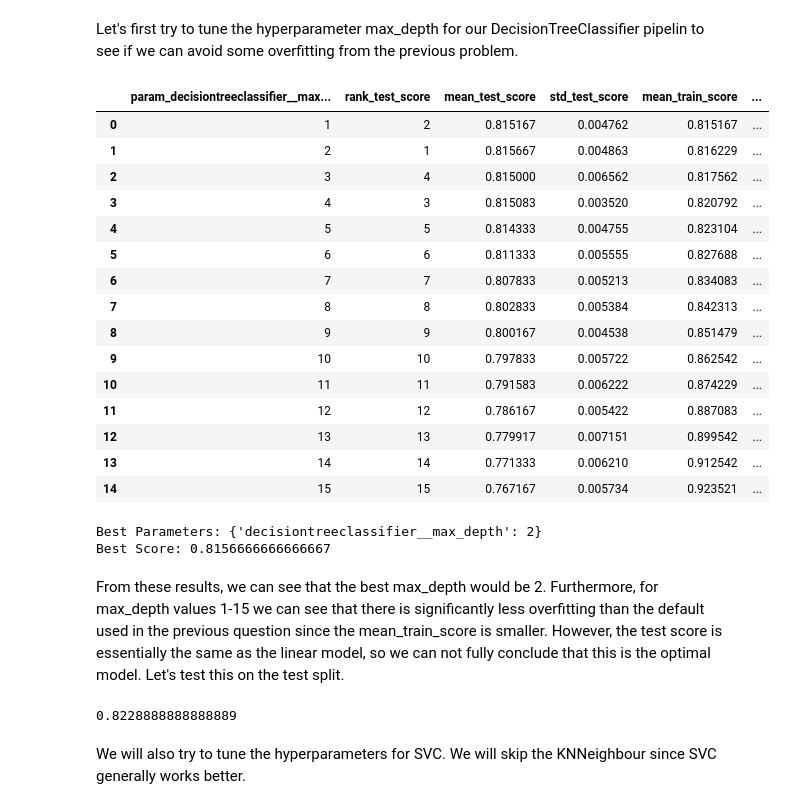
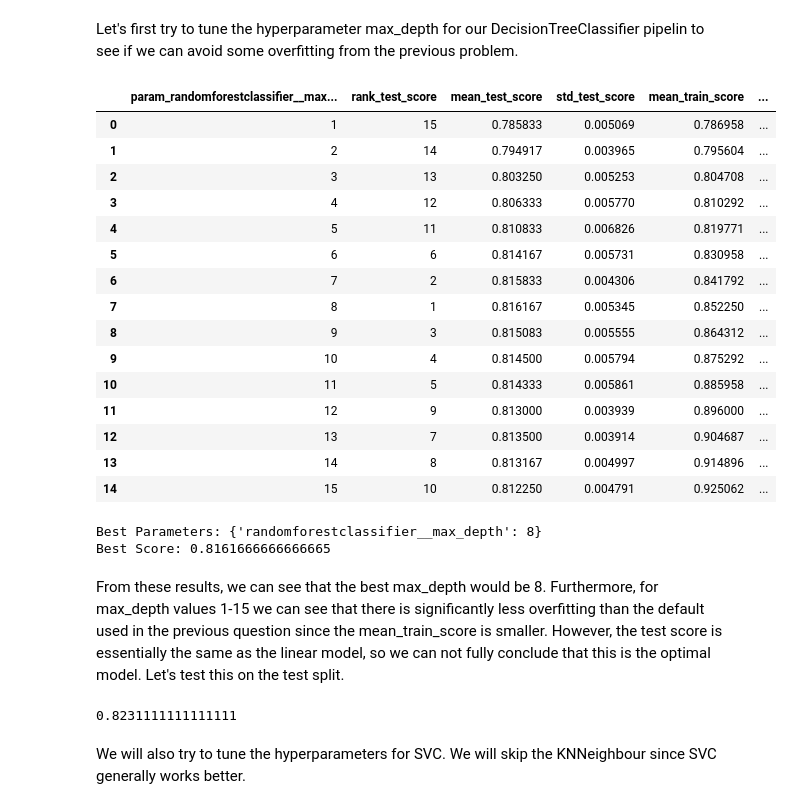
Before and after one commit to olichengus/CPSC330HW, a Jupyter notebook: hw5/hw5.ipynb, the cells around one changed output. Saved outputs shown, nothing was run; the diff lists cells and outputs as text; code cells hidden in the pictures.

```diff
--- a/hw5/hw5.ipynb
+++ b/hw5/hw5.ipynb
@@ -499,0 +502,15 @@ Solution_7
+# %%
+# Random Forest Classifier from Lecture 11
+from sklearn.ensemble import RandomForestClassifier
+res_df = {}
+pipe_rf = make_pipeline(
+    preprocessor,
+    RandomForestClassifier(
+        n_jobs=-1,
+        random_state=123,
+    ),
+)
+res_df["Random forests"] = mean_std_cross_val_scores(
+    pipe_rf, X_train, y_train, return_train_score=True, scoring="accuracy"
+)
+pd.DataFrame(res_df).T
@@ -573,52 +581,53 @@ Let's first try to tune the hyperparameter max_depth for our DecisionTreeClassif
 # %%
 # taken from lecture 8
 param_grid = {
-    "decisiontreeclassifier__max_depth": [1,2,3,4,5,6,7,8,9,10,11,12,13,14,15]
+    "randomforestclassifier__max_depth": [1,2,3,4,5,6,7,8,9,10,11,12,13,14,15]
 }
-gs = GridSearchCV(d_tree_pipeline,
+gs = GridSearchCV(pipe_rf,
                   param_grid = param_grid,
                   n_jobs=-1,
                   return_train_score=True
                  )
 gs.fit(X_train,y_train)
 
 gs_results = gs.cv_results_
-keep_results = ["param_decisiontreeclassifier__max_depth","rank_test_score","mean_test_score","std_test_score","mean_train_score","std_train_score"]
+keep_results = ["param_randomforestclassifier__max_depth","rank_test_score","mean_test_score","std_test_score","mean_train_score","std_train_score"]
 results_df = pd.DataFrame(gs_results)[keep_results]
 results_df.sort_values(by="rank_test_score")
 results_df
 # %% [output]
-|  | param_decisiontreeclassifier__max... | rank_test_score | mean_test_score | std_test_score | mean_train_score | ... |
-| 0 | 1 | 2 | 0.815167 | 0.004762 | 0.815167 | ... |
-| 1 | 2 | 1 | 0.815667 | 0.004863 | 0.816229 | ... |
-| 2 | 3 | 4 | 0.815000 | 0.006562 | 0.817562 | ... |
-| 3 | 4 | 3 | 0.815083 | 0.003520 | 0.820792 | ... |
-| 4 | 5 | 5 | 0.814333 | 0.004755 | 0.823104 | ... |
-| 5 | 6 | 6 | 0.811333 | 0.005555 | 0.827688 | ... |
-| 6 | 7 | 7 | 0.807833 | 0.005213 | 0.834083 | ... |
-| 7 | 8 | 8 | 0.802833 | 0.005384 | 0.842313 | ... |
-| 8 | 9 | 9 | 0.800167 | 0.004538 | 0.851479 | ... |
-| 9 | 10 | 10 | 0.797833 | 0.005722 | 0.862542 | ... |
-| 10 | 11 | 11 | 0.791583 | 0.006222 | 0.874229 | ... |
-| 11 | 12 | 12 | 0.786167 | 0.005422 | 0.887083 | ... |
-| 12 | 13 | 13 | 0.779917 | 0.007151 | 0.899542 | ... |
-| 13 | 14 | 14 | 0.771333 | 0.006210 | 0.912542 | ... |
-| 14 | 15 | 15 | 0.767167 | 0.005734 | 0.923521 | ... |
+|  | param_randomforestclassifier__max... | rank_test_score | mean_test_score | std_test_score | mean_train_score | ... |
+| 0 | 1 | 15 | 0.785833 | 0.005069 | 0.786958 | ... |
+| 1 | 2 | 14 | 0.794917 | 0.003965 | 0.795604 | ... |
+| 2 | 3 | 13 | 0.803250 | 0.005253 | 0.804708 | ... |
+| 3 | 4 | 12 | 0.806333 | 0.005770 | 0.810292 | ... |
+| 4 | 5 | 11 | 0.810833 | 0.006826 | 0.819771 | ... |
+| 5 | 6 | 6 | 0.814167 | 0.005731 | 0.830958 | ... |
+| 6 | 7 | 2 | 0.815833 | 0.004306 | 0.841792 | ... |
+| 7 | 8 | 1 | 0.816167 | 0.005345 | 0.852250 | ... |
+| 8 | 9 | 3 | 0.815083 | 0.005555 | 0.864312 | ... |
+| 9 | 10 | 4 | 0.814500 | 0.005794 | 0.875292 | ... |
+| 10 | 11 | 5 | 0.814333 | 0.005861 | 0.885958 | ... |
+| 11 | 12 | 9 | 0.813000 | 0.003939 | 0.896000 | ... |
+| 12 | 13 | 7 | 0.813500 | 0.003914 | 0.904687 | ... |
+| 13 | 14 | 8 | 0.813167 | 0.004997 | 0.914896 | ... |
+| 14 | 15 | 10 | 0.812250 | 0.004791 | 0.925062 | ... |
 # %%
 print("Best Parameters:", gs.best_params_)
 print("Best Score:", gs.best_score_)
 # %% [output]
-Best Parameters: {'decisiontreeclassifier__max_depth': 2}
-Best Score: 0.8156666666666667
+Best Parameters: {'randomforestclassifier__max_depth': 8}
+Best Score: 0.8161666666666665
 # %% [markdown]
-From these results, we can see that the best max_depth would be 2. Furthermore, for max_depth values 1-15 we can see that there is significantly less overfitting than the default used in the previous question since the mean_train_score is smaller. However, the test score is essentially the same as the linear model, so we can not fully conclude that this is the optimal model. Let's test this on the test split.
+From these results, we can see that the best max_depth would be 8. Furthermore, for max_depth values 1-15 we can see that there is significantly less overfitting than the default used in the previous question since the mean_train_score is smaller. However, the test score is essentially the same as the linear model, so we can not fully conclude that this is the optimal model. Let's test this on the test split.
 # %%
-best_depth = gs.best_params_['decisiontreeclassifier__max_depth']
-d_tree_pipeline_best = make_pipeline(preprocessor,DecisionTreeClassifier(max_depth=best_depth))
-d_tree_pipeline_best.fit(X_train,y_train)
-d_tree_pipeline_best.score(X_test,y_test)
+best_depth = gs.best_params_['randomforestclassifier__max_depth']
+r_tree_pipeline_best = make_pipeline(preprocessor,
+                                     RandomForestClassifier(max_depth=best_depth,n_jobs=-1,random_state=123,))
+r_tree_pipeline_best.fit(X_train,y_train)
+r_tree_pipeline_best.score(X_test,y_test)
 # %% [output]
-0.8228888888888889
+0.8231111111111111
 # %% [markdown]
 We will also try to tune the hyperparameters for SVC. We will skip the KNNeighbour since SVC generally works better.
 # %%
```
Also changed, not shown: parts of 16 cells of this notebook.
